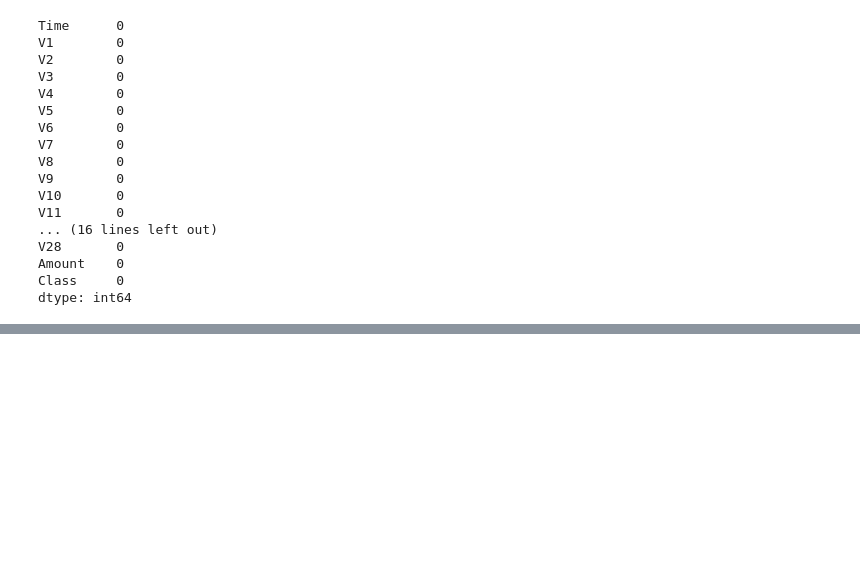
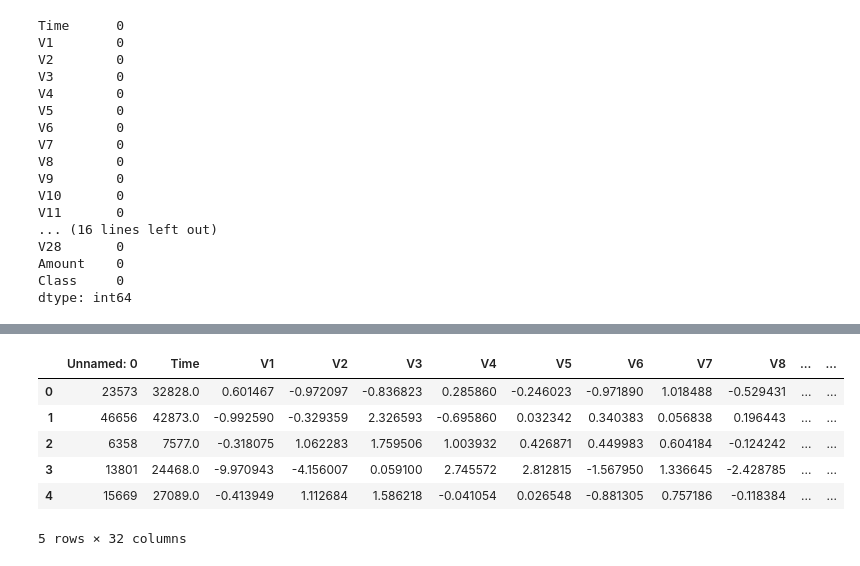
Before and after one commit to tthien92/Fraud_data_autoML, a Jupyter notebook: Fraud Detection with AutoML.ipynb, the cells around one changed output, grey strips where cells are left out. Cells and saved outputs as stored; diff of their text form; code cells hidden in the pictures; blank space fills up the shorter version.

```diff
--- a/Fraud Detection with AutoML.ipynb
+++ b/Fraud Detection with AutoML.ipynb
@@ -124,0 +142,12 @@ h2o.demo("glm")
+# %%
+os_train = os_data_X
+os_train['Class'] = os_data_y.values
+os_train.head()
+# %% [output]
+|  | Unnamed: 0 | Time | V1 | V2 | V3 | V4 | V5 | V6 | V7 | V8 | ... | ... |
+| 0 | 23573 | 32828.0 | 0.601467 | -0.972097 | -0.836823 | 0.285860 | -0.246023 | -0.971890 | 1.018488 | -0.529431 | ... | ... |
+| 1 | 46656 | 42873.0 | -0.992590 | -0.329359 | 2.326593 | -0.695860 | 0.032342 | 0.340383 | 0.056838 | 0.196443 | ... | ... |
+| 2 | 6358 | 7577.0 | -0.318075 | 1.062283 | 1.759506 | 1.003932 | 0.426871 | 0.449983 | 0.604184 | -0.124242 | ... | ... |
+| 3 | 13801 | 24468.0 | -9.970943 | -4.156007 | 0.059100 | 2.745572 | 2.812815 | -1.567950 | 1.336645 | -2.428785 | ... | ... |
+| 4 | 15669 | 27089.0 | -0.413949 | 1.112684 | 1.586218 | -0.041054 | 0.026548 | -0.881305 | 0.757186 | -0.118384 | ... | ... |
+5 rows × 32 columns
```
Also changed, not shown: parts of 17 cells of this notebook.
